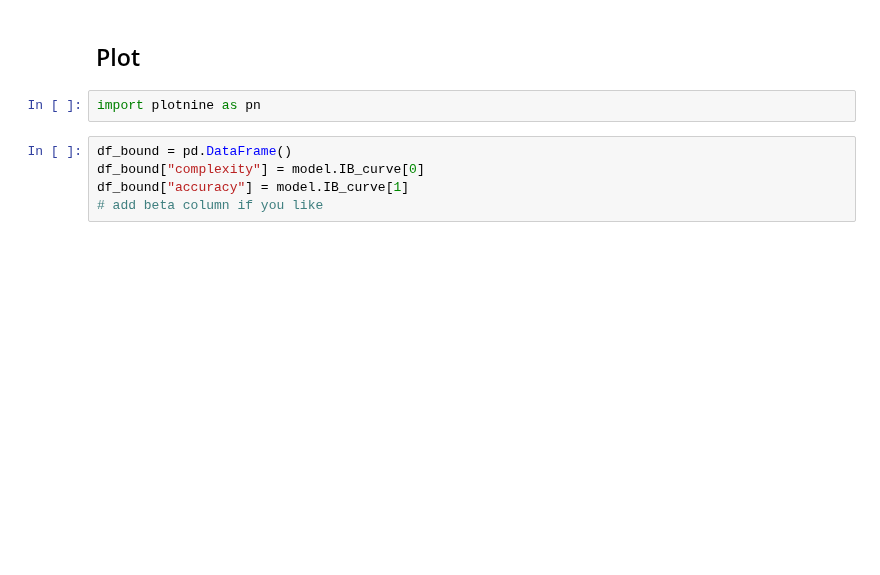
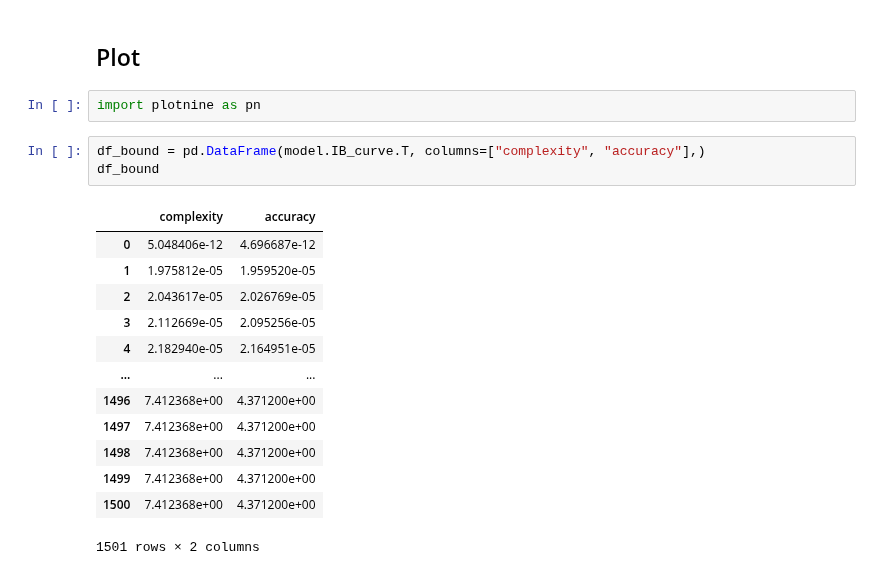
Before and after one commit to CLMBRs/ultk, a Jupyter notebook: src/examples/colors/demo.ipynb, the cells around one changed output. Drawn from its saved outputs; the diff is of its cells as text; blank space fills up the shorter version.

```diff
--- a/src/examples/colors/demo.ipynb
+++ b/src/examples/colors/demo.ipynb
@@ -112,11 +152,23 @@ df_langs = pd.DataFrame.from_records(
 ## Plot
 # %%
 import plotnine as pn
-# %%
-df_bound = pd.DataFrame()
-df_bound["complexity"] = model.IB_curve[0]
-df_bound["accuracy"] = model.IB_curve[1]
-# add beta column if you like
+# %%
+df_bound = pd.DataFrame(model.IB_curve.T, columns=["complexity", "accuracy"],)
+df_bound
+# %% [output]
+|  | complexity | accuracy |
+| 0 | 5.048406e-12 | 4.696687e-12 |
+| 1 | 1.975812e-05 | 1.959520e-05 |
+| 2 | 2.043617e-05 | 2.026769e-05 |
+| 3 | 2.112669e-05 | 2.095256e-05 |
+| 4 | 2.182940e-05 | 2.164951e-05 |
+| ... | ... | ... |
+| 1496 | 7.412368e+00 | 4.371200e+00 |
+| 1497 | 7.412368e+00 | 4.371200e+00 |
+| 1498 | 7.412368e+00 | 4.371200e+00 |
+| 1499 | 7.412368e+00 | 4.371200e+00 |
+| 1500 | 7.412368e+00 | 4.371200e+00 |
+1501 rows × 2 columns
 # %%
 (
     pn.ggplot(
```
Also changed, not shown: parts of 16 cells of this notebook, 6 other files.
